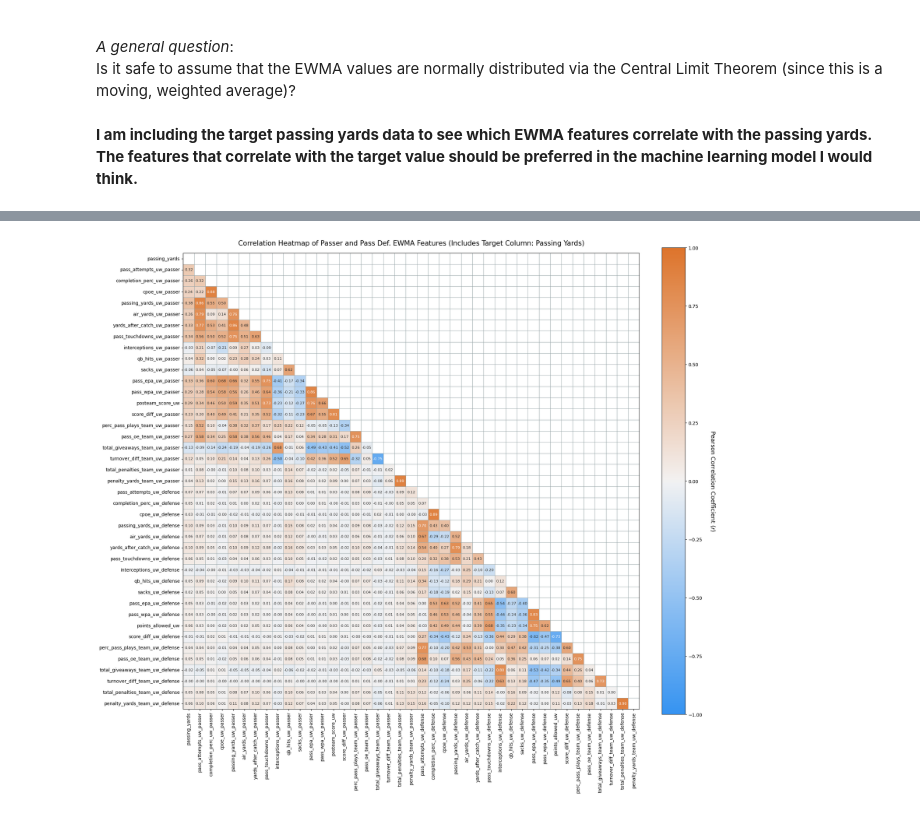
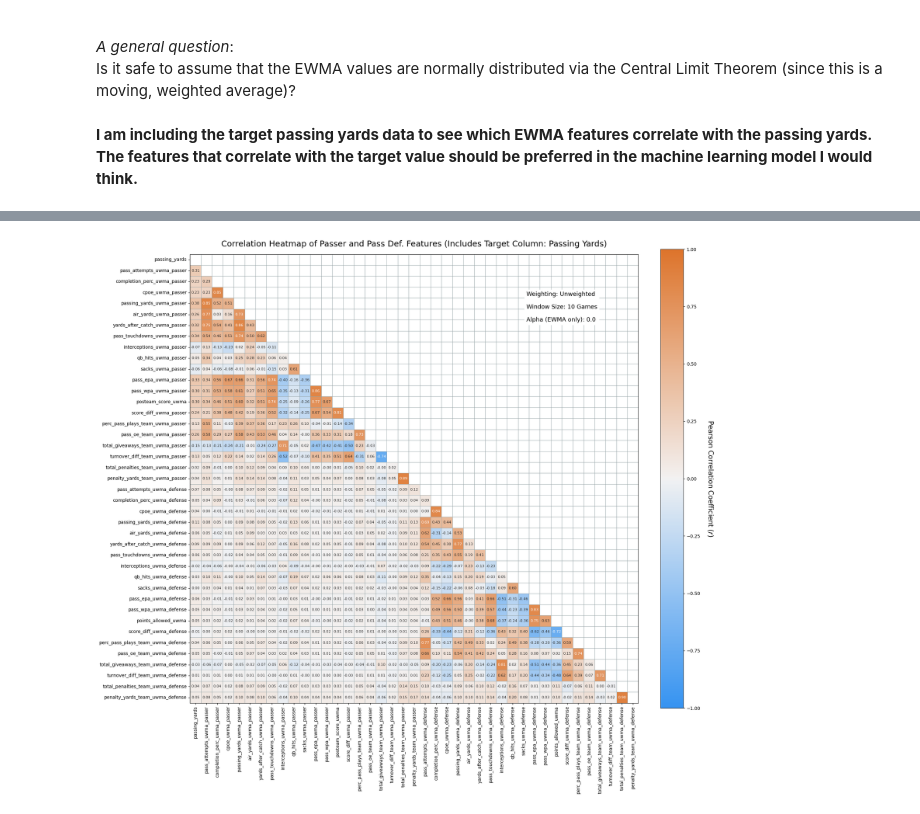
Before and after one commit to tgburek/Data_Science_Projects, a Jupyter notebook: Football/Predicting_Passing_Yards_NFL.ipynb, the cells around one changed output, grey strips where cells are left out. Drawn from its saved outputs; the diff is of its cells as text; code cells hidden in the pictures.

Commit message:
Fixed keyword value issue in 'nfl.import_pbp_data()' which was preventing data in seasons >= 2016 from being imported. Also made some minor informative tweaks to the correlation heatmap.

```diff
--- a/Football/Predicting_Passing_Yards_NFL.ipynb
+++ b/Football/Predicting_Passing_Yards_NFL.ipynb
@@ -127,10 +129,14 @@ pbp_columns = [
     'away_score'
 ]
 
-seasons = range(2006, 2023)
+seasons = range(2006, 2024)
 # %%
 ## Importing and displaying the selected play-by-play data
-pbp = nfl.import_pbp_data(seasons, pbp_columns)
+pbp = nfl.import_pbp_data(seasons, pbp_columns, include_participation=False) ## The keyword argument is default True.
+## However, looking at the source code, the default would cause another file to be read in (pbp_participation) and
+## merged with the play-by-play data. Unfortunately, the merge is done on the play-by-play columns "play_id" and "game_id"
+## which I do not read in here, causing the merge and ultimate import to fail. The pbp_participation files only exist from
+## 2016 on, so any play-by-play files from 2016 on weren't being imported.
 print()
 
 ## nfl_data_py loads other columns that don't appear to be listed via see_pbp_cols(), so setting to only the columns I want
@@ -138,7 +144,8 @@ pbp = pbp[pbp_columns]
 
 print(pbp.shape)
 
-pbp.head(180)
+# pbp.head(180)
+display(pbp)
 # %% [output]
 2006 done.
 2007 done.
@@ -1005,7 +1014,7 @@ As with the passer and passer's team data, the defense's full team stats are con
 followed by the stats of the pass defense only.
 # %%
 ## Reload the play-by-play data and set up the play-by-play DataFrame similarly to the play-by-play DataFrame used for the passer above
-dpbp = nfl.import_pbp_data(seasons, pbp_columns)
+dpbp = nfl.import_pbp_data(seasons, pbp_columns, include_participation=False)
 
 print()
 
@@ -1577,7 +1589,7 @@ def calculate_moving_averages(weighting, alpha, N):
         ## "closed='left'" includes the left interval endpoint, but leaves the right interval endpoint open
         ## This includes the data from the previous N games, but not the current game I am trying to predict for
         uwma_group = group.rolling(window=N, min_periods=1, closed='left').apply(np.mean)
-        uwma_group.columns = [colname+'_uw' for colname in uwma_group.columns]
+        uwma_group.columns = [colname+'_uwma' for colname in uwma_group.columns]
 
         return uwma_group
 
@@ -1864,12 +1873,31 @@ sns.heatmap(
 
 sns.despine(top=False, left=False, right=False, bottom=False)
 
-ax.collections[0].colorbar.set_label('Pearson Correlation Coefficient ($r$)', labelpad=30, rotation=270, fontsize=13)
+ax.collections[0].colorbar.set_label('Pearson Correlation Coefficient ($r$)', labelpad=30, rotation=270, fontsize=15)
 
-ax.set_title('Correlation Heatmap of Passer and Pass Def. EWMA Features (Includes Target Column: Passing Yards)', fontsize=15, pad=17)
+alpha = smoothing_factor.value
+
+if weighting.value == 'Exponential' and alpha == 0.0:
+    alpha = round(2. / (games_to_avg.value + 1.), 3)
+
+ax.text(
+    0.75,
+    0.85,
+    'Weighting: {}\nWindow Size: {} Games\nAlpha (EWMA only): {}'.format(weighting.value, games_to_avg.value, alpha),
+    transform=ax.transAxes,
+    fontsize=13,
+    backgroundcolor='white',
+    linespacing=2.5
+)
+
+ax.set_title('Correlation Heatmap of Passer and Pass Def. Features (Includes Target Column: Passing Yards)', fontsize=18, pad=17)
 
 plt.tight_layout()
 
-plt.savefig('player_passing_yards_feature_correlation_heatmap_passer_passD.pdf')
+plt.savefig(
+    'player_passing_yards_feature_correlation_heatmap_passer_passD_{}_N{}_alpha{}.pdf'
+    .format(weighting.value, games_to_avg.value, alpha)
+)
+
 plt.show()
 # %% [output]
@@ -1893,4 +1921,4 @@ plt.show()
-[figure, old version]
+[figure, new version]
 # %% [markdown]
 ### Machine Learning Model to Predict Quarterback Passing Yards<br>
 
```
Also changed, not shown: parts of 28 cells of this notebook.
